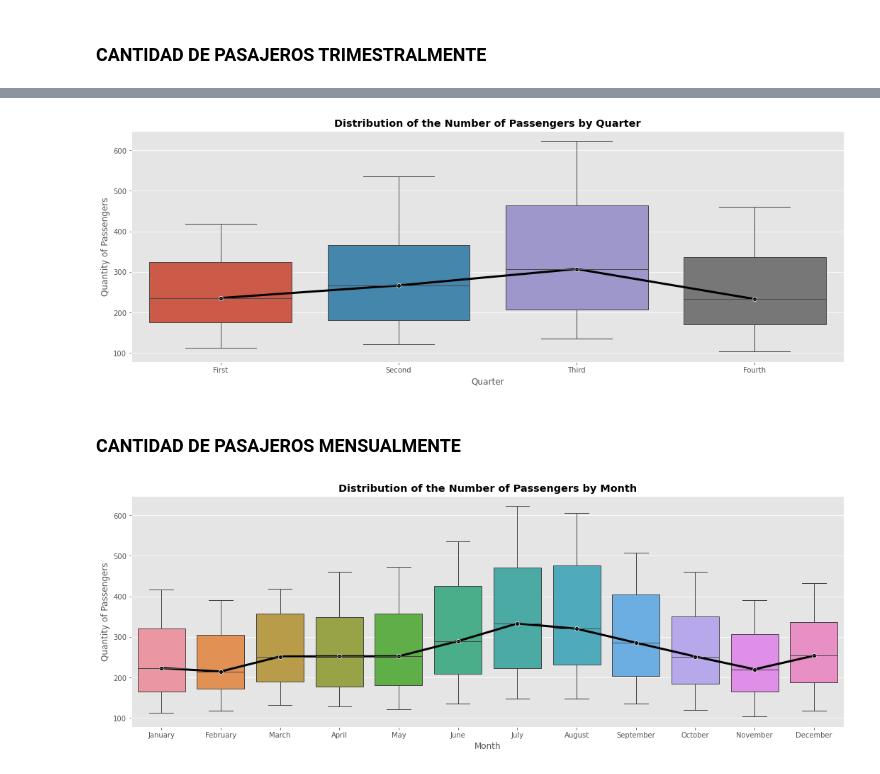
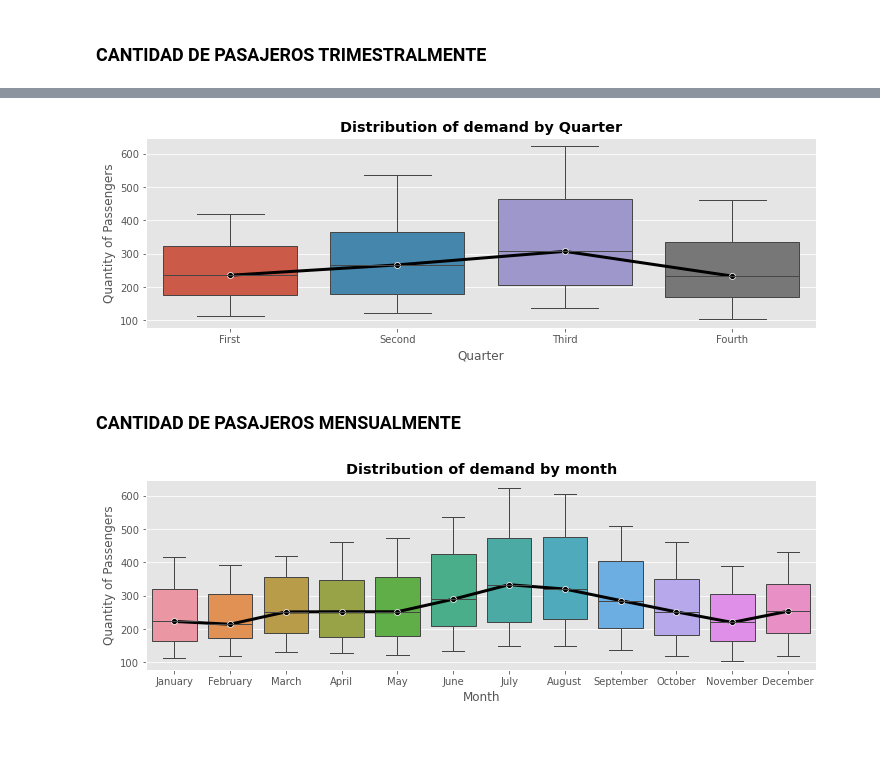
Before and after one commit to PabloJRW/Air-Passengers-Forecasting, a Jupyter notebook: notebooks/0. EDA.ipynb, the cells around one changed output, grey strips where cells are left out. Cells and saved outputs as stored; diff of their text form; code cells hidden in the pictures; blank space fills up the shorter version.

```diff
--- a/notebooks/0. EDA.ipynb
+++ b/notebooks/0. EDA.ipynb
@@ -99,6 +98,7 @@ plt.show()
 [figure]
 # %%
 air_df = air.to_frame()
+air_df.rename(columns={'AirPassengers':'demand'}, inplace=True)
 air_df['year'] = air.index.year
 air_df['quarter'] = air.index.quarter
 air_df['month'] = air.index.month
@@ -160,27 +173,27 @@ plt.show()
 # %%
-air_quarterly = air_df.groupby('quarter')['AirPassengers'].median()
+air_quarterly = air_df.groupby('quarter')['demand'].median()
 
-plt.figure(figsize=(18,6))
-plt.title("Distribution of the Number of Passengers by Quarter", fontweight='bold')
-sns.boxplot(x=air_df.quarter, y=air_df.AirPassengers, linewidth=1)
+plt.figure(figsize=(12,3.5))
+plt.title("Distribution of demand by Quarter", fontweight='bold')
+sns.boxplot(x=air_df.quarter, y=air_df.demand, linewidth=1)
 
 sns.lineplot(x=air_quarterly.index-1, y=air_quarterly.values,
             marker='o', linewidth=3, color='k')
 plt.xlabel("Quarter")
 plt.ylabel("Quantity of Passengers")
 plt.xticks(ticks=[0,1,2,3], labels=["First","Second","Third","Fourth"])
 #plt.savefig("distbyyaer.jpg")
 plt.show()
 # %% [output]
-[figure, old version]
+[figure, new version]
 # %% [markdown]
 ### CANTIDAD DE PASAJEROS MENSUALMENTE
 # %%
-air_monthly = air_df.groupby('month')['AirPassengers'].median()
+air_monthly = air_df.groupby('month')['demand'].median()
 
-plt.figure(figsize=(18,6))
-plt.title("Distribution of the Number of Passengers by Month", fontweight='bold')
-sns.boxplot(x=air_df.month, y=air_df.AirPassengers, linewidth=1)
+plt.figure(figsize=(12,3.5))
+plt.title("Distribution of demand by month", fontweight='bold')
+sns.boxplot(x=air_df.month, y=air_df.demand, linewidth=1)
 
 sns.lineplot(x=air_monthly.index-1, y=air_monthly.values,
             marker='o', linewidth=3, color='k')
@@ -192,4 +205,4 @@ plt.ylabel("Quantity of Passengers")
 #plt.savefig("passbymonth.jpg")
 plt.show()
 # %% [output]
-[figure, old version]
+[figure, new version]
```
Also changed, not shown: parts of 6 cells of this notebook.
